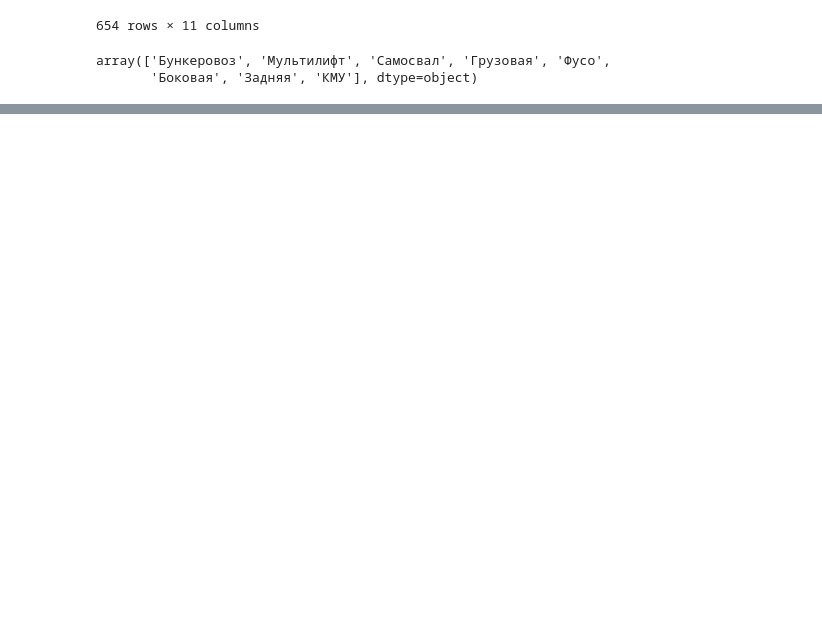
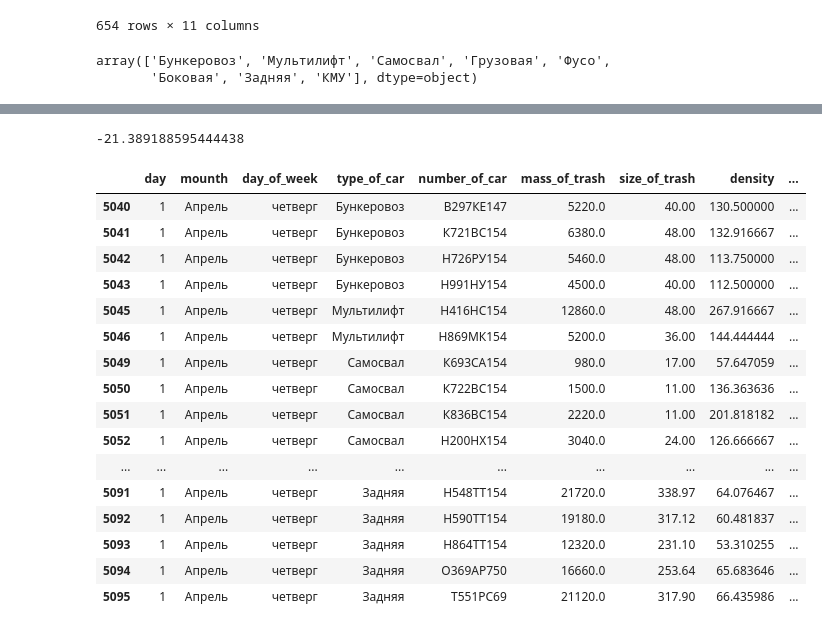
Before and after one commit to ssd2008/GMW, a Jupyter notebook: BMM.ipynb, the cells around one changed output, grey strips where cells are left out. Drawn from its saved outputs; the diff is of its cells as text; code cells hidden in the pictures; blank space fills up the shorter version.

```diff
--- a/BMM.ipynb
+++ b/BMM.ipynb
@@ -240,0 +264,2 @@ array(['Бункеровоз', 'Мультилифт', 'Самосвал', 'Гр
+# %%
+bd['number_of_car'] = bd['number_of_car'].str.replace(' ', '')
@@ -240,0 +302,24 @@ array(['Бункеровоз', 'Мультилифт', 'Самосвал', 'Гр
+# %%
+bd[bd['mounth'] == 'Апрель'][bd['day'] == 1]['density'].mean() - bd[bd['mounth'] == 'Март'][bd['day'] == 31]['density'].mean()
+# %% [output]
+-21.389188595444438
+# %%
+bd[bd['mounth'] == 'Апрель'][bd['day'] == 1]
+# %% [output]
+|  | day | mounth | day_of_week | type_of_car | number_of_car | mass_of_trash | size_of_trash | density | ... |
+| 5040 | 1 | Апрель | четверг | Бункеровоз | В297КЕ147 | 5220.0 | 40.00 | 130.500000 | ... |
+| 5041 | 1 | Апрель | четверг | Бункеровоз | К721ВС154 | 6380.0 | 48.00 | 132.916667 | ... |
+| 5042 | 1 | Апрель | четверг | Бункеровоз | Н726РУ154 | 5460.0 | 48.00 | 113.750000 | ... |
+| 5043 | 1 | Апрель | четверг | Бункеровоз | Н991НУ154 | 4500.0 | 40.00 | 112.500000 | ... |
+| 5045 | 1 | Апрель | четверг | Мультилифт | Н416НС154 | 12860.0 | 48.00 | 267.916667 | ... |
+| 5046 | 1 | Апрель | четверг | Мультилифт | Н869МК154 | 5200.0 | 36.00 | 144.444444 | ... |
+| 5049 | 1 | Апрель | четверг | Самосвал | К693СА154 | 980.0 | 17.00 | 57.647059 | ... |
+| 5050 | 1 | Апрель | четверг | Самосвал | К722ВС154 | 1500.0 | 11.00 | 136.363636 | ... |
+| 5051 | 1 | Апрель | четверг | Самосвал | К836ВС154 | 2220.0 | 11.00 | 201.818182 | ... |
+| 5052 | 1 | Апрель | четверг | Самосвал | Н200НХ154 | 3040.0 | 24.00 | 126.666667 | ... |
+| ... | ... | ... | ... | ... | ... | ... | ... | ... | ... |
+| 5091 | 1 | Апрель | четверг | Задняя | Н548ТТ154 | 21720.0 | 338.97 | 64.076467 | ... |
+| 5092 | 1 | Апрель | четверг | Задняя | Н590ТТ154 | 19180.0 | 317.12 | 60.481837 | ... |
+| 5093 | 1 | Апрель | четверг | Задняя | Н864ТТ154 | 12320.0 | 231.10 | 53.310255 | ... |
+| 5094 | 1 | Апрель | четверг | Задняя | О369АР750 | 16660.0 | 253.64 | 65.683646 | ... |
+| 5095 | 1 | Апрель | четверг | Задняя | Т551РС69 | 21120.0 | 317.90 | 66.435986 | ... |
```
Also changed, not shown: parts of 18 cells of this notebook.
